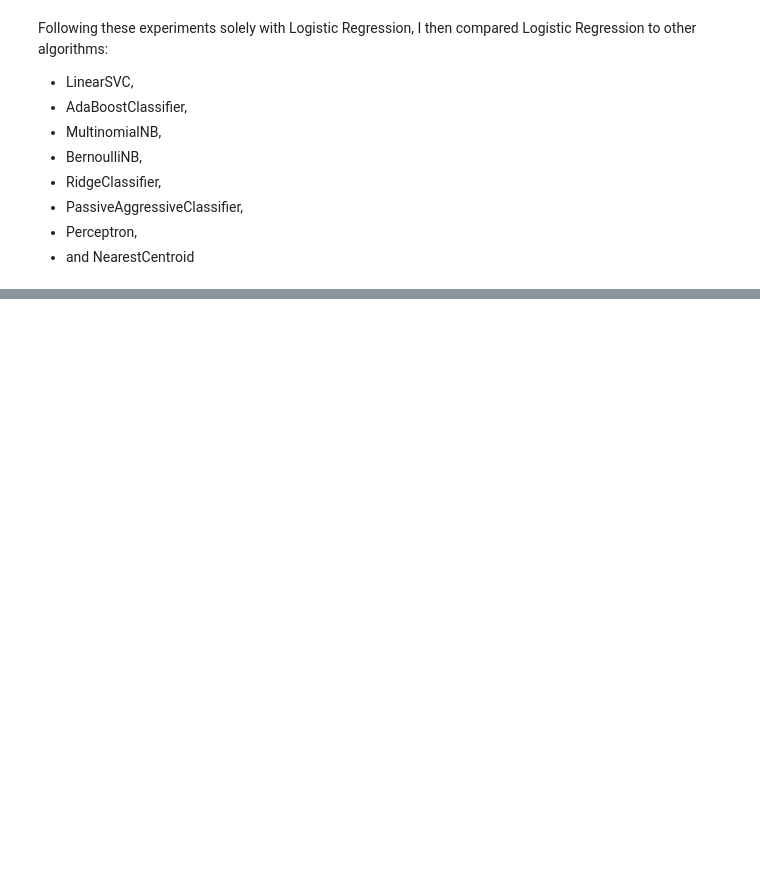
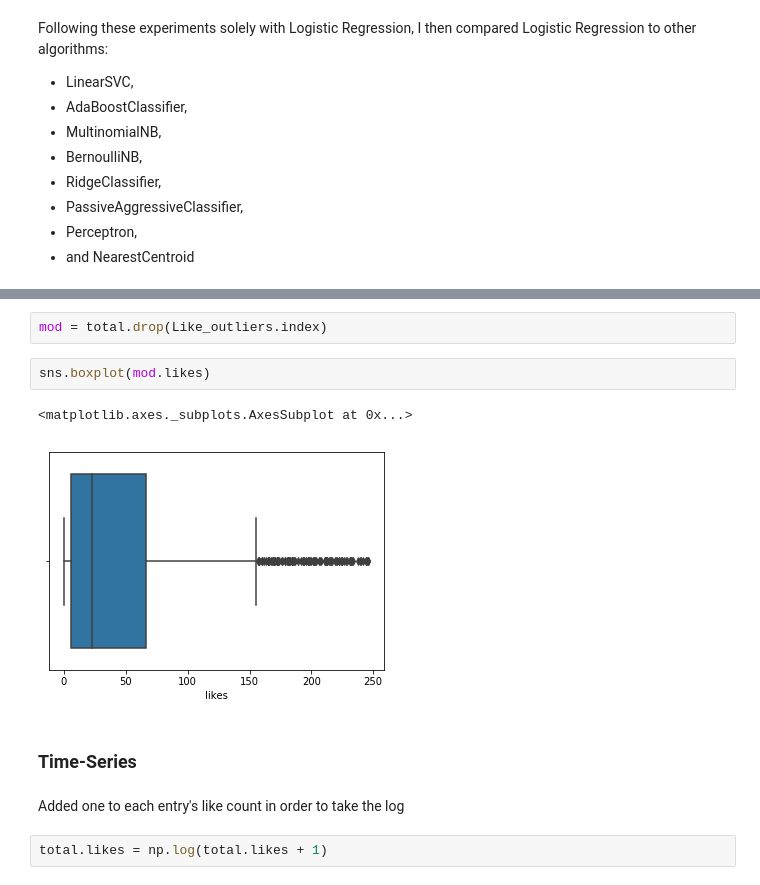
Before and after one commit to hrc27/Disaster_Project, a Jupyter notebook: Disaster_Project_Cleaned.ipynb, the cells around one changed output, grey strips where cells are left out. Drawn from its saved outputs; the diff is of its cells as text; blank space fills up the shorter version.

```diff
--- a/Disaster_Project_Cleaned.ipynb
+++ b/Disaster_Project_Cleaned.ipynb
@@ -69,0 +459,13 @@ Following these experiments solely with Logistic Regression, I then compared Log
+# %%
+mod = total.drop(Like_outliers.index)
+# %%
+sns.boxplot(mod.likes)
+# %% [output]
+<matplotlib.axes._subplots.AxesSubplot at 0x...>
+[figure, added]
+# %% [markdown]
+### Time-Series
+# %% [markdown]
+Added one to each entry's like count in order to take the log
+# %%
+total.likes = np.log(total.likes + 1)
```
Also changed, not shown: parts of 157 cells of this notebook.
